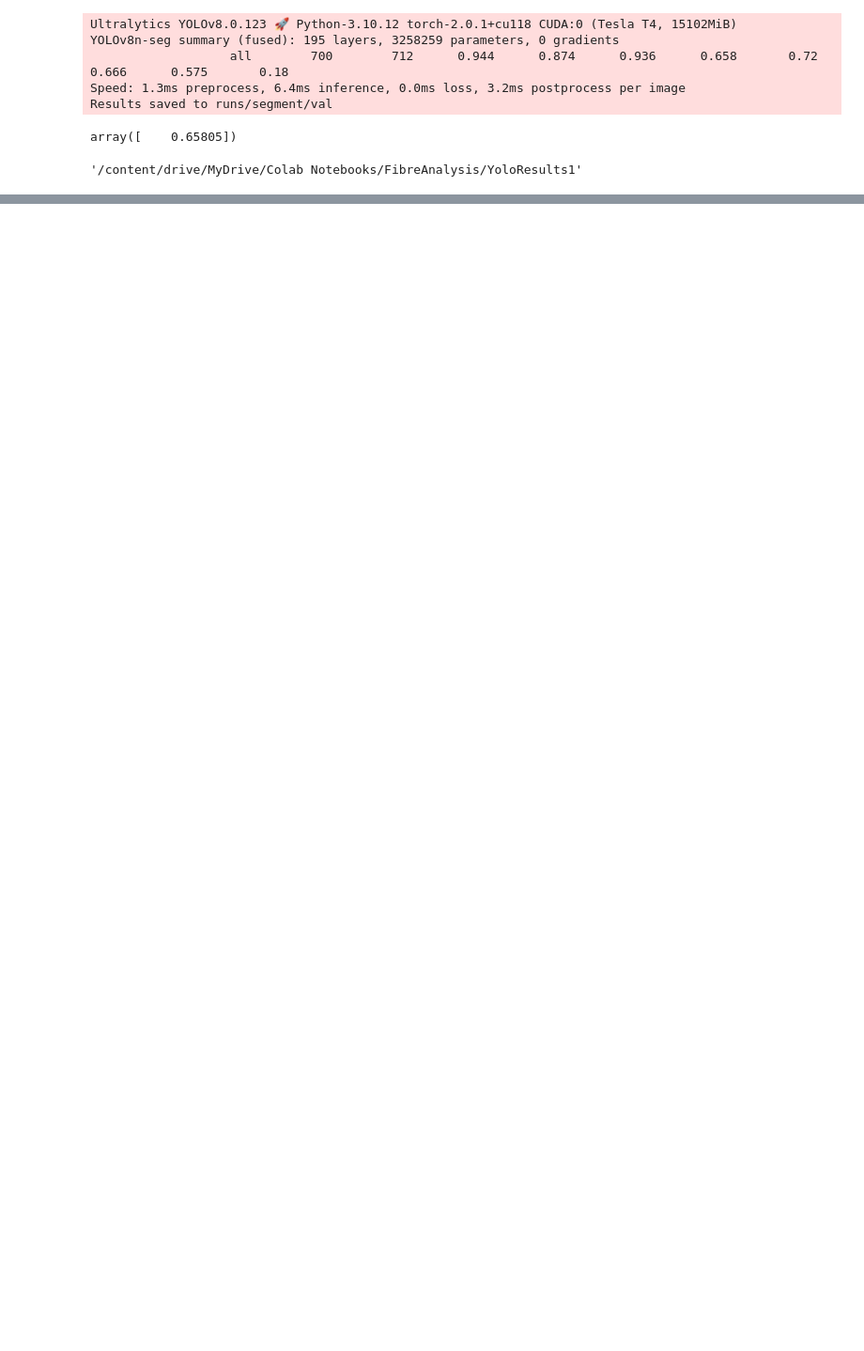
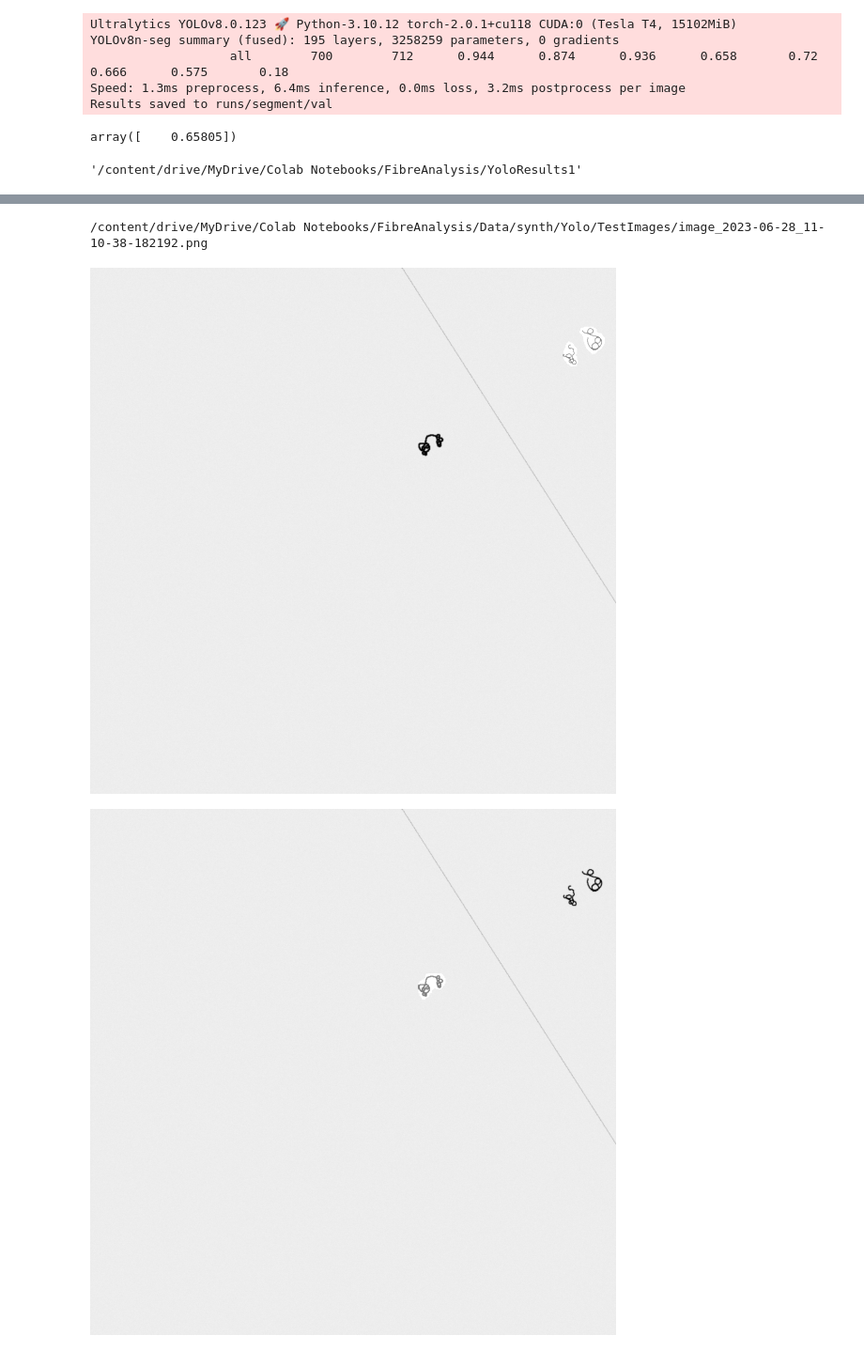
Before and after one commit to DeiricSean/FibreAnalysis, a Jupyter notebook: Training/YoloV8/Train.ipynb, the cells around one changed output, grey strips where cells are left out. Shown at 94% size. Cells and saved outputs as stored; diff of their text form; code cells hidden in the pictures; blank space fills up the shorter version.

```diff
--- a/Training/YoloV8/Train.ipynb
+++ b/Training/YoloV8/Train.ipynb
@@ -83,0 +82,17 @@ NotImplementedError: ignored
+# %%
+ #Load a model
+#model = YOLO('yolov8n.pt')  # pretrained YOLOv8n model
+
+model = YOLO('/content/runs/segment/train/weights/best.pt')
+
+# Run batched inference on a list of images
+#results = model(['im1.jpg', 'im2.jpg'])  # return a list of Results objects
+results = model(['/content/drive/MyDrive/Colab Notebooks/FibreAnalysis/Data/synth/Yolo/TestImages/image_2023-06-23_18-45-10-845684.png'])  # return a list of Results objects
+
+
+# Process results list
+for result in results:
+    boxes = result.boxes  # Boxes object for bbox outputs
+    masks = result.masks  # Masks object for segmentation masks outputs
+    keypoints = result.keypoints  # Keypoints object for pose outputs
+    probs = result.probs  # Class probabilities for classification outputs
@@ -83,0 +107,53 @@ NotImplementedError: ignored
+# %%
+# Load the original image
+
+#loadedImage = '/content/drive/MyDrive/Colab Notebooks/FibreAnalysis/Data/synth/Yolo/TestImages/image_2023-06-23_18-45-10-845684.png'
+
+#loadedImage = '/content/drive/MyDrive/Colab Notebooks/FibreAnalysis/Data/synth/Yolo/TestImages/image_2023-06-23_18-45-22-199634.png'
+
+#loadedImage = '/content/drive/MyDrive/Colab Notebooks/FibreAnalysis/Data/synth/Yolo/TestImages/manual.tif'
+
+loadedImage = '/content/drive/MyDrive/Colab Notebooks/FibreAnalysis/Data/synth/Yolo/TestImages/image_2023-06-28_11-10-38-182192.png'
+print(loadedImage)
+results = model(loadedImage)
+image = cv2.imread(loadedImage)  # Replace "path_to_image.jpg" with the actual path to your image
+
+H, W , _ = image.shape
+
+# Iterate over the results
+for result in results:
+#    boxes = result.boxes
+#    masks = result.masks
+
+    # Iterate over the masks in the current result
+    for j, mask in enumerate(result.masks.data):
+        # Convert the mask to a numpy array
+      #  mask = mask.detach().cpu().numpy() * 255
+      #  mask = cv2.resize(mask, (W,H))
+      #  cv2.imwrite('/content/drive/MyDrive/Colab Notebooks/FibreAnalysis/Data/synth/Yolo/TestImages/output.png',mask)
+
+      #   # Move the mask tensor to CPU if it's on a CUDA device
+         mask_np = mask.detach().cpu().numpy() if isinstance(mask, torch.Tensor) else mask
+
+
+      #   # Convert the mask to a numpy array
+         #mask_np = mask_cpu.numpy()
+
+      #   # Convert the mask to uint8 and resize it to match the image size
+         mask_np = cv2.resize((mask_np.astype(np.uint8) * 255), (image.shape[1], image.shape[0]))
+
+      #   # Create a transparency mask
+         transparency_mask = np.stack((mask_np,) * 3, axis=-1)
+      #   transparency_mask = np.stack((np.zeros_like(mask_np), np.zeros_like(mask_np), mask_np), axis=-1)
+
+
+      #   # Apply the mask overlay to the original image
+         overlay = cv2.addWeighted(image, 1, transparency_mask, 0.5, 0)
+
+      #   # Display the result
+         cv2_imshow(overlay)
+         cv2.waitKey(0)
+
+# Close the OpenCV windows
+cv2.destroyAllWindows()
+# %% [output]
@@ -83,0 +162,3 @@ NotImplementedError: ignored
+/content/drive/MyDrive/Colab Notebooks/FibreAnalysis/Data/synth/Yolo/TestImages/image_2023-06-28_11-10-38-182192.png
+[figure, added]
+[figure, added]
```
Also changed, not shown: parts of 8 cells of this notebook.
